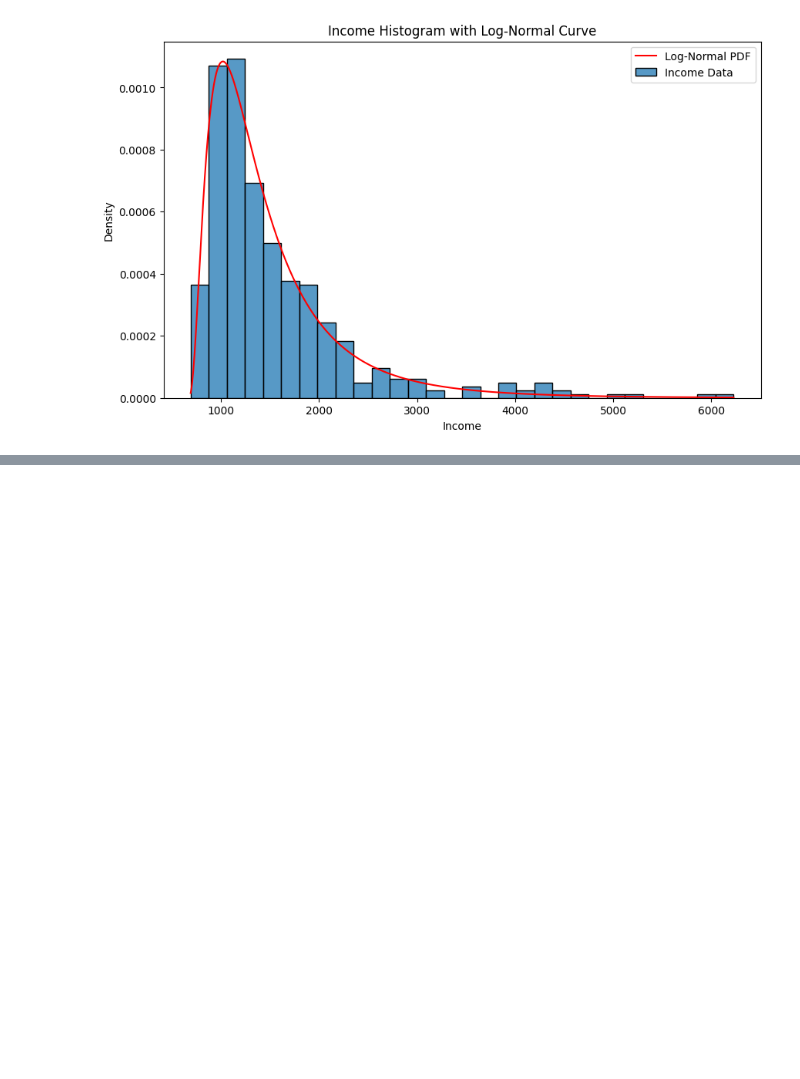
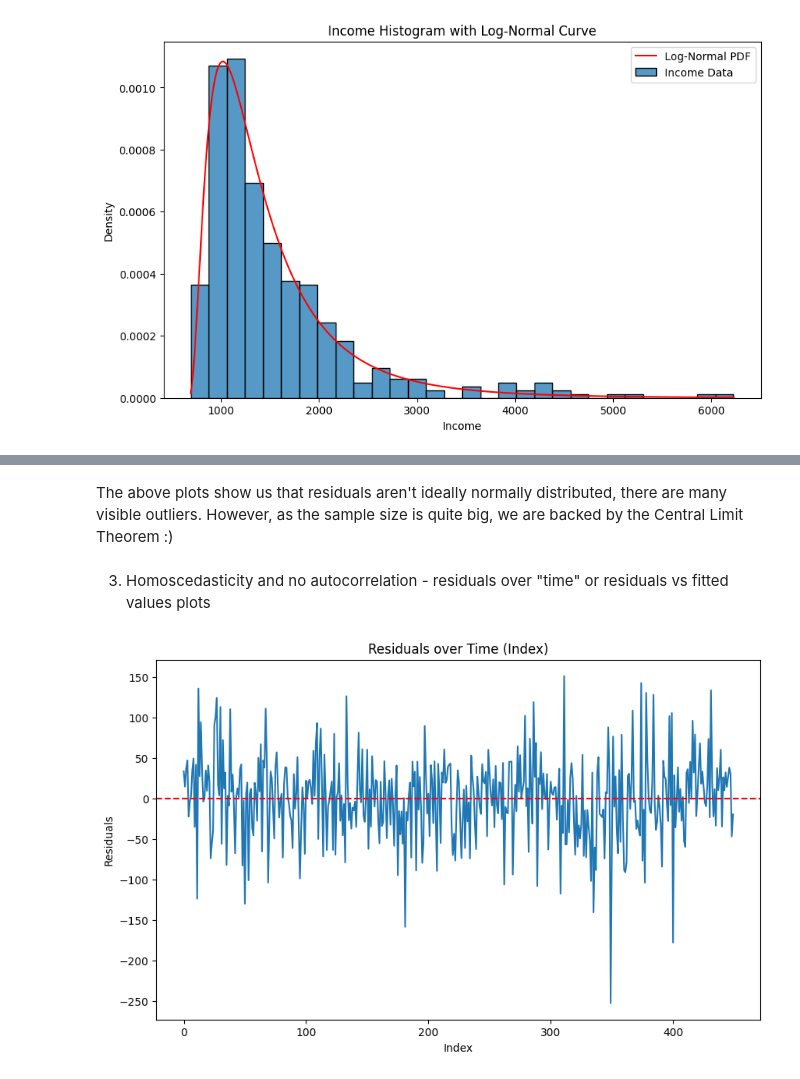
Before and after one commit to Sivvak/sml, a Jupyter notebook: hw1/SML_project1.ipynb, the cells around one changed output, grey strips where cells are left out. Drawn from its saved outputs; the diff is of its cells as text; code cells hidden in the pictures; blank space fills up the shorter version.

```diff
--- a/hw1/SML_project1.ipynb
+++ b/hw1/SML_project1.ipynb
@@ -788,0 +856,14 @@ plt.show()
+# %% [markdown]
+The above plots show us that residuals aren't ideally normally distributed, there are many visible outliers. However, as the sample size is quite big, we are backed by the Central Limit Theorem :)
+# %% [markdown]
+3. Homoscedasticity and no autocorrelation - residuals over "time" or residuals vs fitted values plots
+# %%
+plt.figure(figsize=(10, 6))
+plt.plot(model.resid, linestyle="-")
+plt.axhline(y=0, color="r", linestyle="--")
+plt.xlabel("Index")
+plt.ylabel("Residuals")
+plt.title("Residuals over Time (Index)")
+plt.show()
+# %% [output]
+[figure, added]
```
Also changed, not shown: parts of 36 cells of this notebook.
